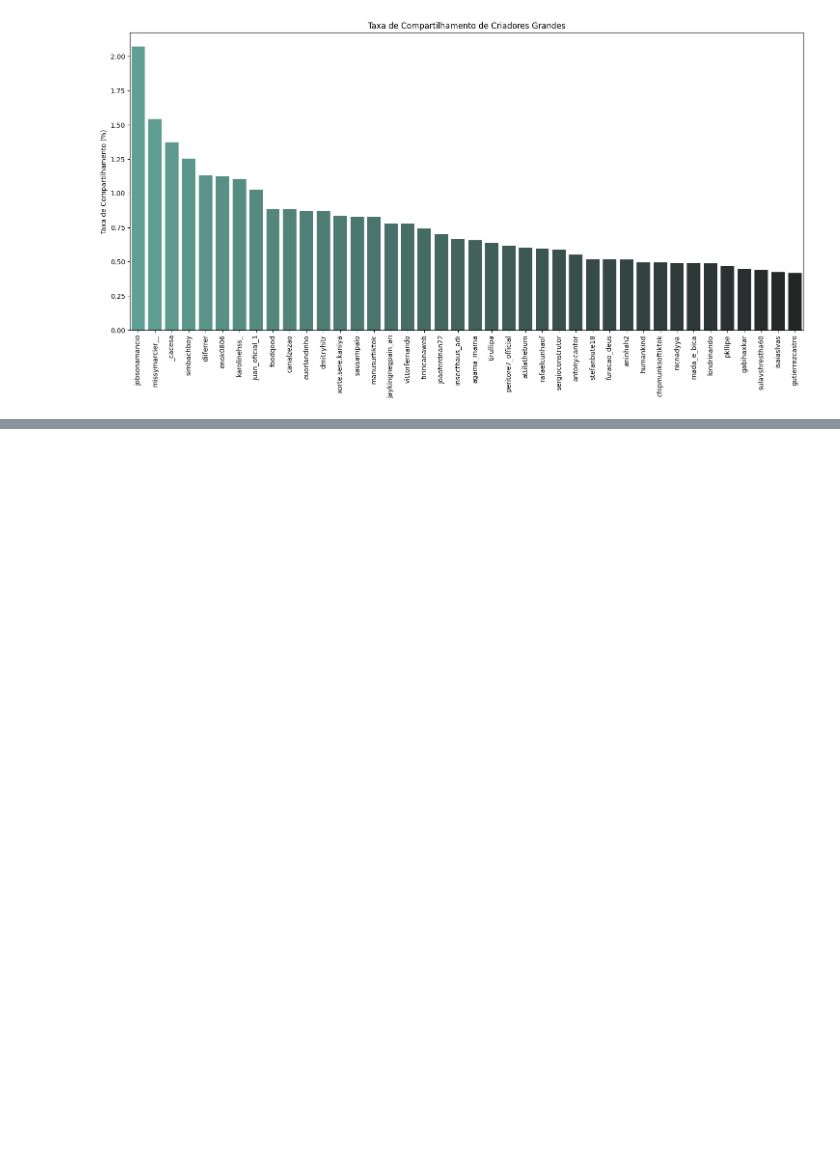
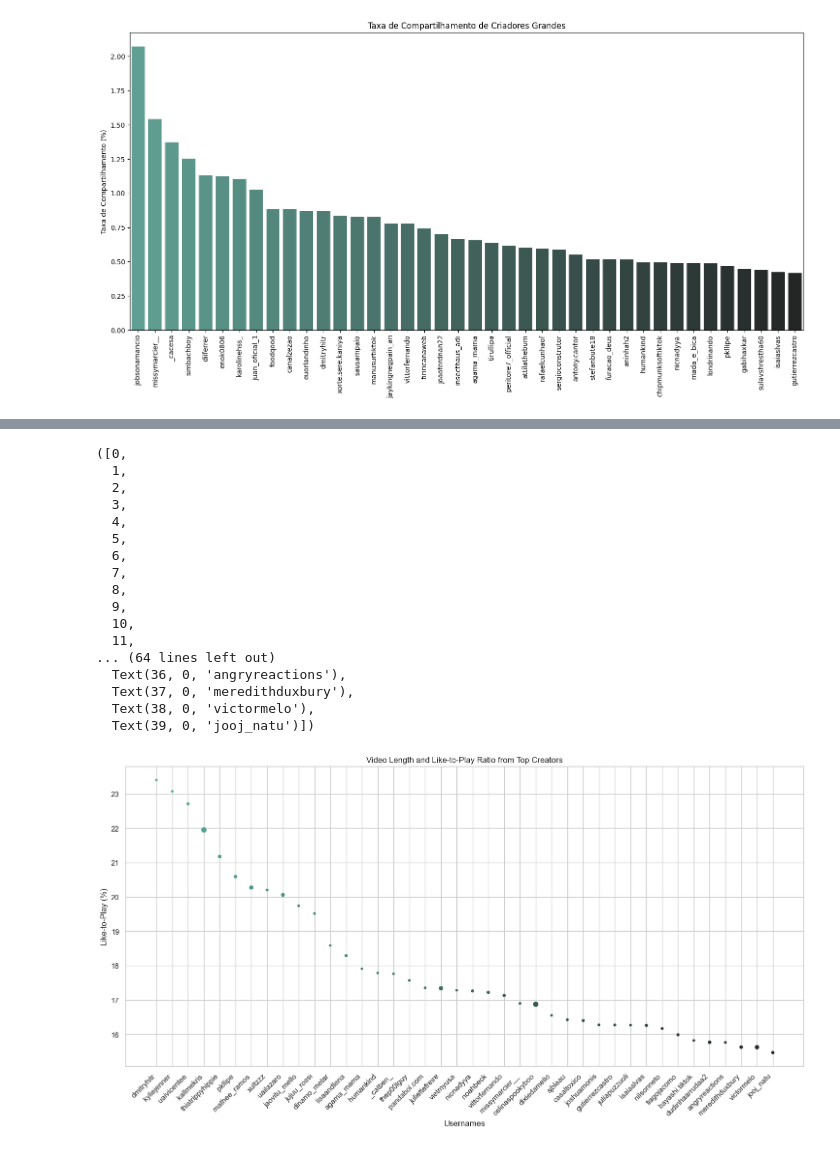
Before and after one commit to lucasstavares/tiktokbrtrends, a Jupyter notebook: tiktoktrending.ipynb, the cells around one changed output, grey strips where cells are left out. Cells and saved outputs as stored; diff of their text form; code cells hidden in the pictures; blank space fills up the shorter version.

```diff
--- a/tiktoktrending.ipynb
+++ b/tiktoktrending.ipynb
@@ -131,0 +155,31 @@ Mediana de Engajamento: 7.46 %
+# %%
+df_users = df_users.sort_values(by='engagement', ascending=False)
+sns.set(style="whitegrid")
+plt.figure(figsize=(18,8))
+plt.ticklabel_format(style = 'plain')
+graph = sns.scatterplot(x = df_users.index[df_users.n_plays >= 25000000][:40], y = df_users.engagement[df_users.n_plays >= 25000000][:40], size = df_users.video_length[df_users.n_plays >= 25000000][:40], hue = df_users.index[df_users.n_plays >= 25000000][:40],  legend = False, palette = 'dark:#5A9_r')
+plt.title('Video Length and Like-to-Play Ratio from Top Creators')
+plt.ylabel('Like-to-Play (%)')
+plt.xlabel('Usernames')
+
+plt.savefig('./graphs/videolength.png', dpi=200, bbox_inches='tight')
+plt.xticks(rotation=45, ha='right')
+# %% [output]
+([0,
+  1,
+  2,
+  3,
+  4,
+  5,
+  6,
+  7,
+  8,
+  9,
+  10,
+  11,
+... (64 lines left out)
+  Text(36, 0, 'angryreactions'),
+  Text(37, 0, 'meredithduxbury'),
+  Text(38, 0, 'victormelo'),
+  Text(39, 0, 'jooj_natu')])
+[figure, added]
```
Also changed, not shown: parts of 5 cells of this notebook, 5 other files.
